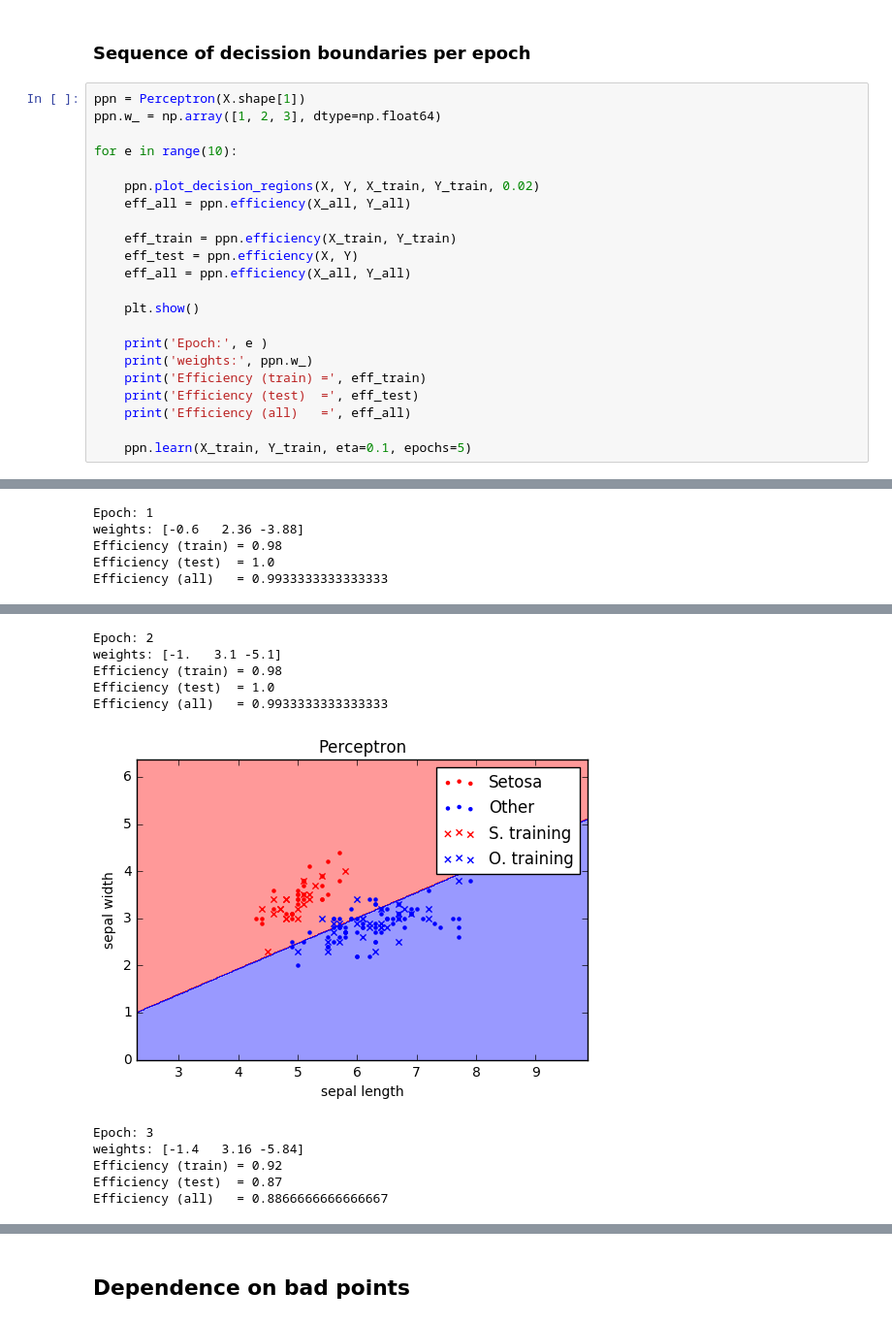
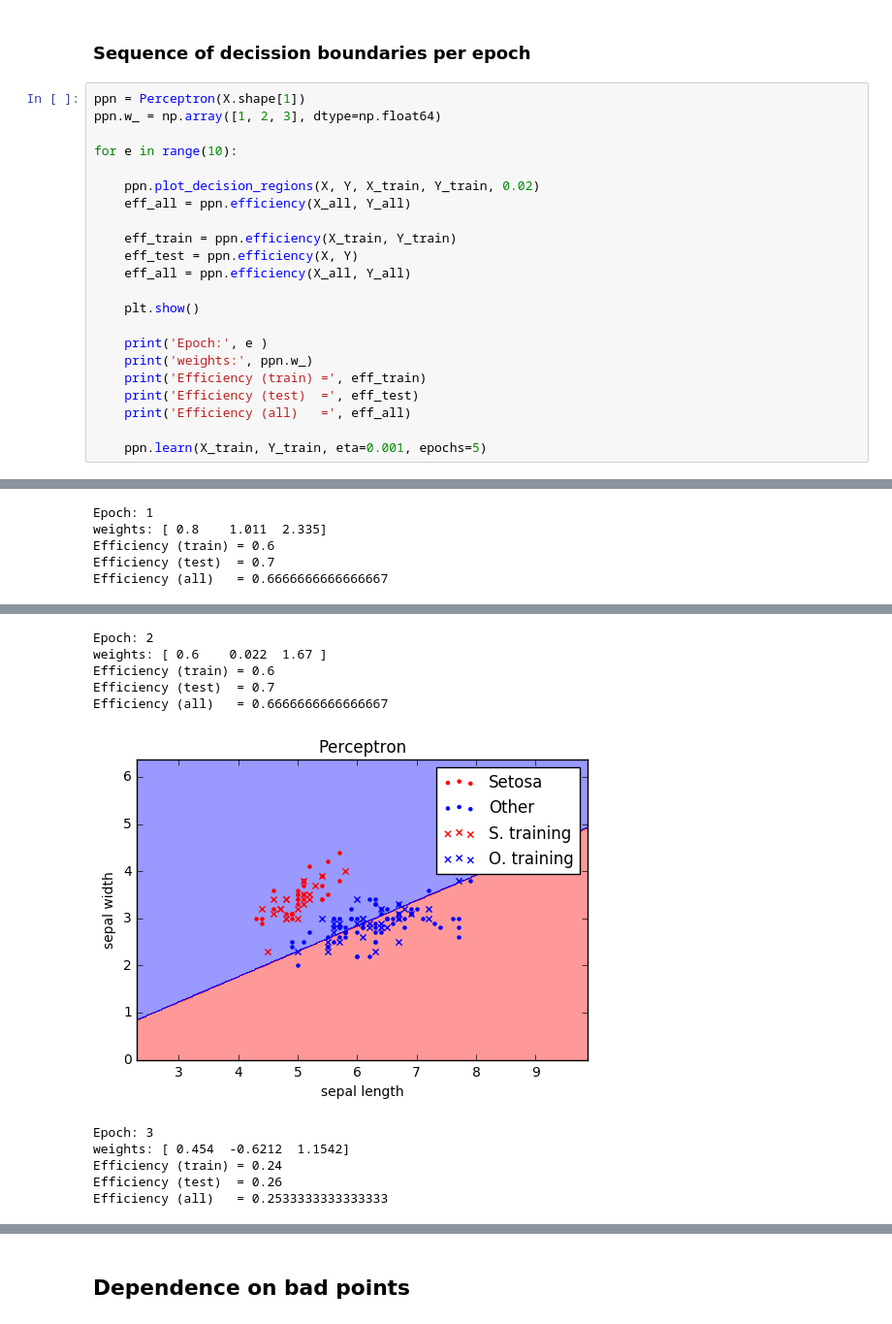
Before and after one commit to dunefox/MAML, a Jupyter notebook: src/First steps/exercises/iris_perceptron_convergence.ipynb, the cells around one changed output, grey strips where cells are left out. Shown at 97% size. Drawn from its saved outputs; the diff is of its cells as text.

```diff
--- a/src/First steps/exercises/iris_perceptron_convergence.ipynb
+++ b/src/First steps/exercises/iris_perceptron_convergence.ipynb
@@ -302,7 +302,7 @@ for e in range(10):
     print('Efficiency (test)  =', eff_test)
     print('Efficiency (all)   =', eff_all)
 
-    ppn.learn(X_train, Y_train, eta=0.1, epochs=5)
+    ppn.learn(X_train, Y_train, eta=0.001, epochs=5)
 # %% [output]
 [figure]
 Epoch: 0
@@ -314,5 +314,5 @@ Efficiency (all)   = 0.6666666666666667
 Epoch: 1
-weights: [-0.6   2.36 -3.88]
-Efficiency (train) = 0.98
-Efficiency (test)  = 1.0
-Efficiency (all)   = 0.9933333333333333
+weights: [ 0.8    1.011  2.335]
+Efficiency (train) = 0.6
+Efficiency (test)  = 0.7
+Efficiency (all)   = 0.6666666666666667
@@ -320,11 +320,11 @@ Efficiency (all)   = 0.9933333333333333
 Epoch: 2
-weights: [-1.   3.1 -5.1]
-Efficiency (train) = 0.98
-Efficiency (test)  = 1.0
-Efficiency (all)   = 0.9933333333333333
+weights: [ 0.6    0.022  1.67 ]
+Efficiency (train) = 0.6
+Efficiency (test)  = 0.7
+Efficiency (all)   = 0.6666666666666667
-[figure, old version]
+[figure, new version]
 Epoch: 3
-weights: [-1.4   3.16 -5.84]
-Efficiency (train) = 0.92
-Efficiency (test)  = 0.87
-Efficiency (all)   = 0.8866666666666667
+weights: [ 0.454  -0.6212  1.1542]
+Efficiency (train) = 0.24
+Efficiency (test)  = 0.26
+Efficiency (all)   = 0.2533333333333333
```
Also changed, not shown: parts of 1 cell of this notebook, 13 other files.
